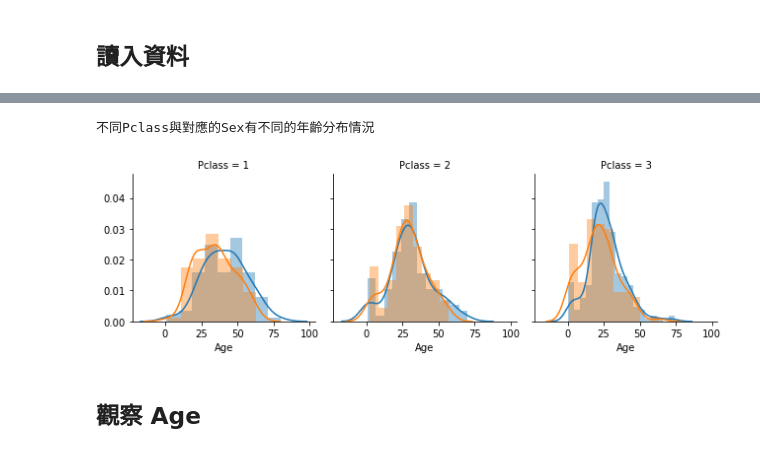
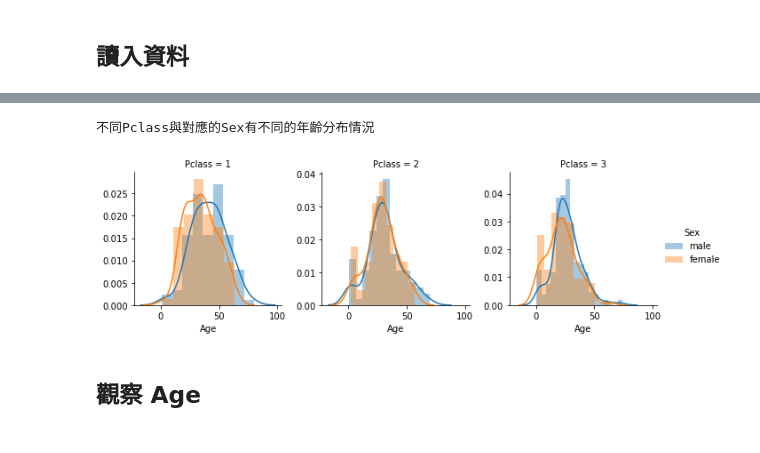
Before and after one commit to RobertChienShiba/DataScience60Days, a Jupyter notebook: homeworks/38 Homework.ipynb, the cells around one changed output, grey strips where cells are left out. Drawn from its saved outputs; the diff is of its cells as text; code cells hidden in the pictures.

```diff
--- a/homeworks/38 Homework.ipynb
+++ b/homeworks/38 Homework.ipynb
@@ -45,11 +45,12 @@ See the caveats in the documentation: https://pandas.pydata.org/pandas-docs/stab
 # %%
 #step1: 觀察 Age 和 Pclass 與 Sex 是否有關連性?，
-g = sns.FacetGrid(data=df_train,hue='Sex', col = 'Pclass')
-g.map(sns.distplot, 'Age',kde=True)
+g = sns.FacetGrid(data=df_train,hue='Sex', col = 'Pclass',sharey=False)
+g.map(sns.distplot, 'Age')
+g.add_legend()
 print('不同Pclass與對應的Sex有不同的年齡分布情況')
 # %% [output]
 不同Pclass與對應的Sex有不同的年齡分布情況
-[figure, old version]
+[figure, new version]
 # %% [markdown]
 ## 觀察 Age
 # %%
```
Also changed, not shown: parts of 1 cell of this notebook.
